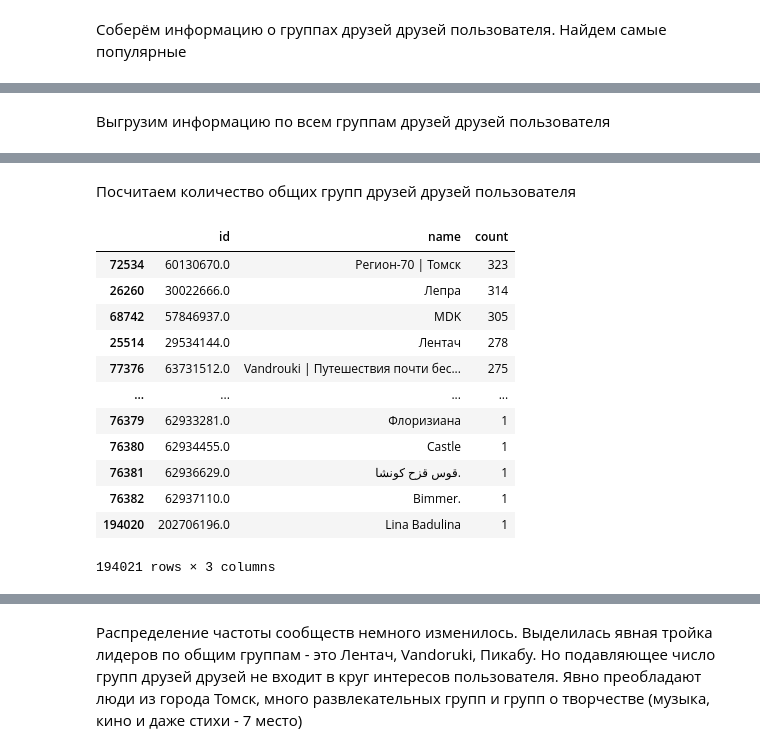
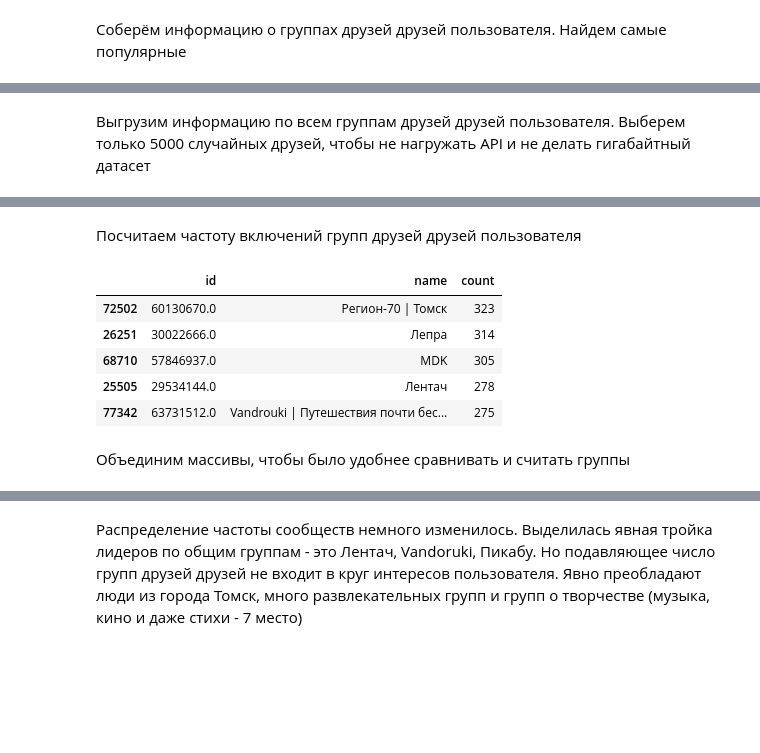
Before and after one commit to VPonomarev42/LearningRep, a Jupyter notebook: VK_pet_project.ipynb, the cells around one changed output, grey strips where cells are left out. Drawn from its saved outputs; the diff is of its cells as text; code cells hidden in the pictures; blank space fills up the shorter version.

```diff
--- a/VK_pet_project.ipynb
+++ b/VK_pet_project.ipynb
@@ -71,6 +72,6 @@ Enter authentication code: 746261
 # %% [markdown]
 Получим список групп пользователя, список друзей и список групп друзей, а в конце объединим эти два списка.
 # %%
-user_id = vk.users.get()[0]['id'] #получаем id авторизованного пользователя
-#user_id = 55420799
-user_id
+#user_id = vk.users.get()[0]['id'] #получаем id авторизованного пользователя
+user_id = 55420799
+#user_id
@@ -280,7 +214,7 @@ merged_df[merged_df.isin({'id':user_groups_df.id})['id']]
 # %%
 list_friends_of_friends_df = pd.DataFrame()
 
-for friend in user_friends_list:
+for friend in tqdm(user_friends_list):
   try:
     list_friends_of_friend_df = pd.DataFrame( vk.friends.get(user_id=friend, fields=['first_name', 'last_name'])['items'])
     list_friends_of_friend_df['user_friend_id'] = friend
@@ -300,2 +245,2 @@ print(f'Размер df после удаления повторов: {list_frie
 # %% [markdown]
-Выгрузим информацию по всем группам друзей друзей пользователя
+Выгрузим информацию по всем группам друзей друзей пользователя. Выберем только 5000 случайных друзей, чтобы не нагружать API и не делать гигабайтный датасет
@@ -321,27 +268,22 @@ list_groups_of_friends_of_friends_df.head()
 | 3 | 460389.0 | БОРЩ | borsch | 0.0 | page | 0.0 | 0.0 | 0.0 | https://sun9-38.userapi.com/s/v1/... | ... |
 | 4 | 91795517.0 | Салон Бытовых Услуг OKEY в Щелков... | okey_s | 0.0 | page | 0.0 | 0.0 | 0.0 | https://sun9-4.userapi.com/s/v1/i... | ... |
 # %% [markdown]
-Посчитаем количество общих групп друзей друзей пользователя
+Посчитаем частоту включений групп друзей друзей пользователя
 # %%
 freinds_of_friends_groups_freq = list_groups_of_friends_of_friends_df.groupby(['id', 'name'], as_index=False)['type']\
          .count()\
          .sort_values(by='type',ascending=False)\
          .rename(columns={'type':'count'})
-freinds_of_friends_groups_freq
+freinds_of_friends_groups_freq.head()
 # %% [output]
 |  | id | name | count |
-| 72534 | 60130670.0 | Регион-70 | Томск | 323 |
-| 26260 | 30022666.0 | Лепра | 314 |
-| 68742 | 57846937.0 | MDK | 305 |
-| 25514 | 29534144.0 | Лентач | 278 |
-| 77376 | 63731512.0 | Vandrouki | Путешествия почти бес... | 275 |
-| ... | ... | ... | ... |
-| 76379 | 62933281.0 | Флоризиана | 1 |
-| 76380 | 62934455.0 | Castle | 1 |
-| 76381 | 62936629.0 | قوس قزح كونشا. | 1 |
-| 76382 | 62937110.0 | Bimmer. | 1 |
-| 194020 | 202706196.0 | Lina Badulina | 1 |
+| 72502 | 60130670.0 | Регион-70 | Томск | 323 |
+| 26251 | 30022666.0 | Лепра | 314 |
+| 68710 | 57846937.0 | MDK | 305 |
+| 25505 | 29534144.0 | Лентач | 278 |
+| 77342 | 63731512.0 | Vandrouki | Путешествия почти бес... | 275 |
-194021 rows × 3 columns
+# %% [markdown]
+Объединим массивы, чтобы было удобнее сравнивать и считать группы
 # %%
 merged_friends_of_friends_df = pd.concat([list_groups_of_friends_of_friends_df, user_groups_df], axis=0)
 merged_friends_of_friends_df.shape
```
Also changed, not shown: parts of 39 cells of this notebook.
